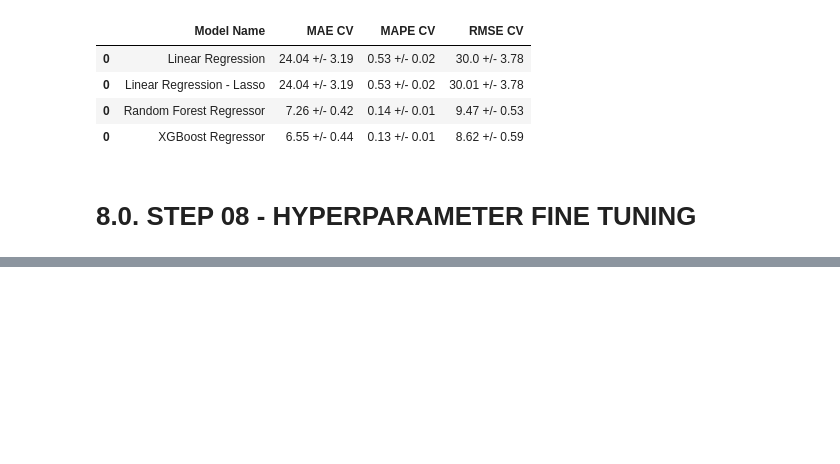
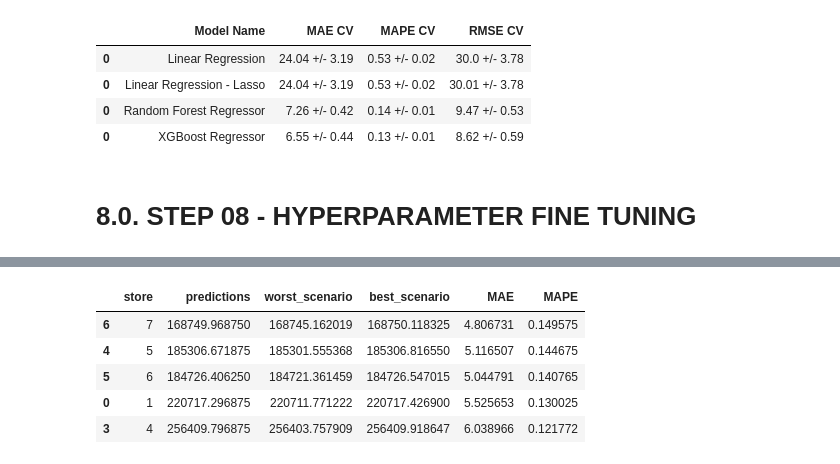
Before and after one commit to huyen2510/Store_Item_Demand, a Jupyter notebook: Store_Item_Demand.ipynb, the cells around one changed output, grey strips where cells are left out. Cells and saved outputs as stored; diff of their text form; code cells hidden in the pictures; blank space fills up the shorter version.

```diff
--- a/Store_Item_Demand.ipynb
+++ b/Store_Item_Demand.ipynb
@@ -855,0 +913,16 @@ modelling_result_cv
+# %%
+# model
+model_xgb_tuned = xgb.XGBRegressor( objective='reg:squarederror',
+                            n_estimators=param_tuned['n_estimators'],
+                            eta=param_tuned['eta'],
+                            max_depth=param_tuned['max_depth'],
+                            subsample=param_tuned['subsample'],
+                            colsample_bytree=param_tuned['colsample_bytree'],
+                            min_child_weight=param_tuned['min_child_weight'] ).fit( x_train, y_train )
+
+# prediction
+yhat_xgb_tuned = model_xgb_tuned.predict( x_test )
+
+# performance
+xgb_result_tuned = ml_error( 'XGBoost Regressor', np.expm1( y_test ), np.expm1( yhat_xgb_tuned ) )
+xgb_result_tuned
@@ -855,0 +939,6 @@ modelling_result_cv
+# %%
+df9 = X_test[ cols_selected_boruta_full ]
+
+# rescale
+df9['sales'] = np.expm1( df9['sales'] )
+df9['predictions'] = np.expm1( yhat_xgb_tuned )
@@ -855,0 +947,18 @@ modelling_result_cv
+# %%
+# sum of predictions
+df91 = df9[['store', 'predictions']].groupby( 'store' ).sum().reset_index()
+
+# MAE e MAPE
+df9_aux1 = df9[['store', 'sales', 'predictions']].groupby( 'store' ).apply( lambda x: mean_absolute_error( x['sales'], x['predictions'] ) ).reset_index().rename( columns={0:'MAE'} )
+df9_aux2 = df9[['store', 'sales', 'predictions']].groupby( 'store' ).apply( lambda x: mean_absolute_percentage_error( x['sales'], x['predictions'] ) ).reset_index().rename( columns={0:'MAPE'} )
+
+# Merge
+df9_aux3 = pd.merge( df9_aux1, df9_aux2, how='inner', on='store' )
+df92 = pd.merge( df91, df9_aux3, how='inner', on='store' )
+
+# Scenarios
+df92['worst_scenario'] = df92['predictions'] - df92['MAE']
+df92['best_scenario'] = df92['predictions'] + df92['MAPE']
+
+# order columns
+df92 = df92[['store', 'predictions', 'worst_scenario', 'best_scenario', 'MAE', 'MAPE']]
@@ -855,0 +1001,9 @@ modelling_result_cv
+# %%
+df92.sort_values( 'MAPE', ascending=False ).head()
+# %% [output]
+|  | store | predictions | worst_scenario | best_scenario | MAE | MAPE |
+| 6 | 7 | 168749.968750 | 168745.162019 | 168750.118325 | 4.806731 | 0.149575 |
+| 4 | 5 | 185306.671875 | 185301.555368 | 185306.816550 | 5.116507 | 0.144675 |
+| 5 | 6 | 184726.406250 | 184721.361459 | 184726.547015 | 5.044791 | 0.140765 |
+| 0 | 1 | 220717.296875 | 220711.771222 | 220717.426900 | 5.525653 | 0.130025 |
+| 3 | 4 | 256409.796875 | 256403.757909 | 256409.918647 | 6.038966 | 0.121772 |
```
Also changed, not shown: parts of 14 cells of this notebook.
